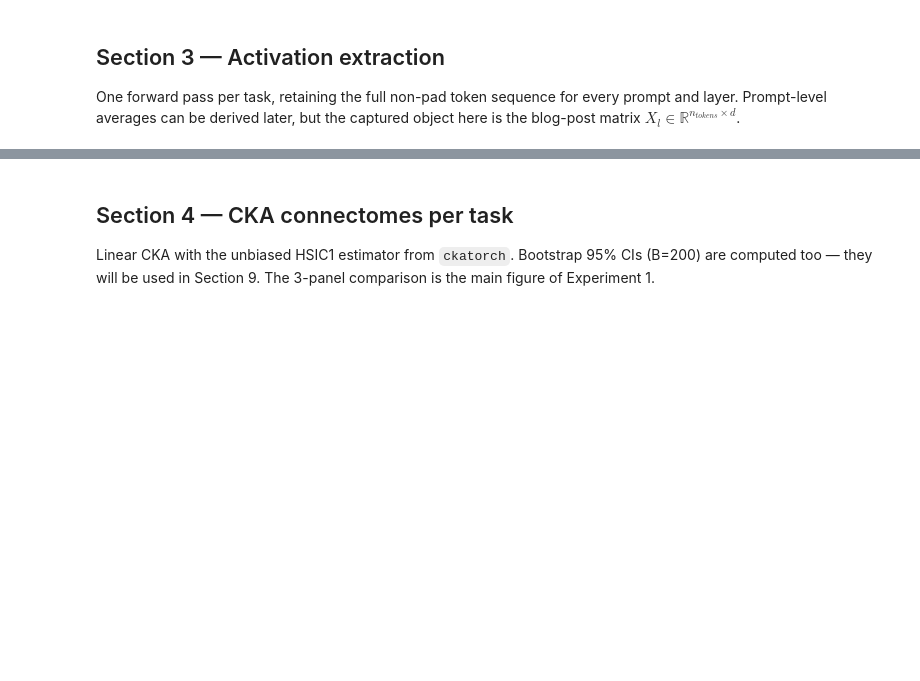
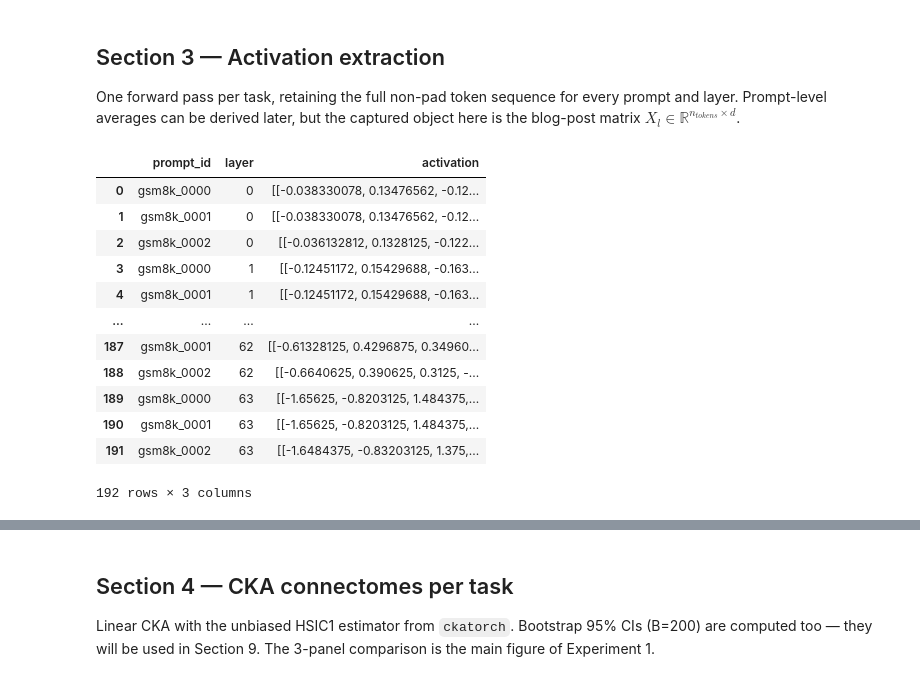
Before and after one commit to CarloNicolini/rys, a Jupyter notebook: notebooks/cka_rys_connectome.ipynb, the cells around one changed output, grey strips where cells are left out. Saved outputs shown, nothing was run; the diff lists cells and outputs as text; code cells hidden in the pictures; blank space fills up the shorter version.

```diff
--- a/notebooks/cka_rys_connectome.ipynb
+++ b/notebooks/cka_rys_connectome.ipynb
@@ -72,7 +79,7 @@ Llama-3.2-3B-Instruct. INT8 if CUDA is available; otherwise fall back to bfloat1
 # %%
 from transformers import AutoModelForCausalLM, AutoTokenizer
 
-MODEL_ID = os.environ.get("RYS_MODEL", "meta-llama/Llama-3.2-3B-Instruct")
+MODEL_ID = os.environ.get("RYS_MODEL", "Qwen/Qwen3.6-27B")
 print("loading", MODEL_ID)
 
 tokenizer = AutoTokenizer.from_pretrained(MODEL_ID)
@@ -116,3 +138,26 @@ prompts_df.head(2)
 ## Section 3 — Activation extraction
 
 One forward pass per task, retaining the full non-pad token sequence for every prompt and layer. Prompt-level averages can be derived later, but the captured object here is the blog-post matrix $X_l \in \mathbb{R}^{n_{tokens} \times d}$.
+# %%
+capture_residual_stream(
+    model=model,
+    tokenizer=tokenizer,
+    prompts=gsm8k_prompts(tokenizer, n=3),
+    layer_indices=
+    batch_size=2,
+    max_length=512,
+)
+# %% [output]
+|  | prompt_id | layer | activation |
+| 0 | gsm8k_0000 | 0 | [[-0.038330078, 0.13476562, -0.12... |
+| 1 | gsm8k_0001 | 0 | [[-0.038330078, 0.13476562, -0.12... |
+| 2 | gsm8k_0002 | 0 | [[-0.036132812, 0.1328125, -0.122... |
+| 3 | gsm8k_0000 | 1 | [[-0.12451172, 0.15429688, -0.163... |
+| 4 | gsm8k_0001 | 1 | [[-0.12451172, 0.15429688, -0.163... |
+| ... | ... | ... | ... |
+| 187 | gsm8k_0001 | 62 | [[-0.61328125, 0.4296875, 0.34960... |
+| 188 | gsm8k_0002 | 62 | [[-0.6640625, 0.390625, 0.3125, -... |
+| 189 | gsm8k_0000 | 63 | [[-1.65625, -0.8203125, 1.484375,... |
+| 190 | gsm8k_0001 | 63 | [[-1.65625, -0.8203125, 1.484375,... |
+| 191 | gsm8k_0002 | 63 | [[-1.6484375, -0.83203125, 1.375,... |
+192 rows × 3 columns
```
Also changed, not shown: parts of 5 cells of this notebook, 2 other files.
